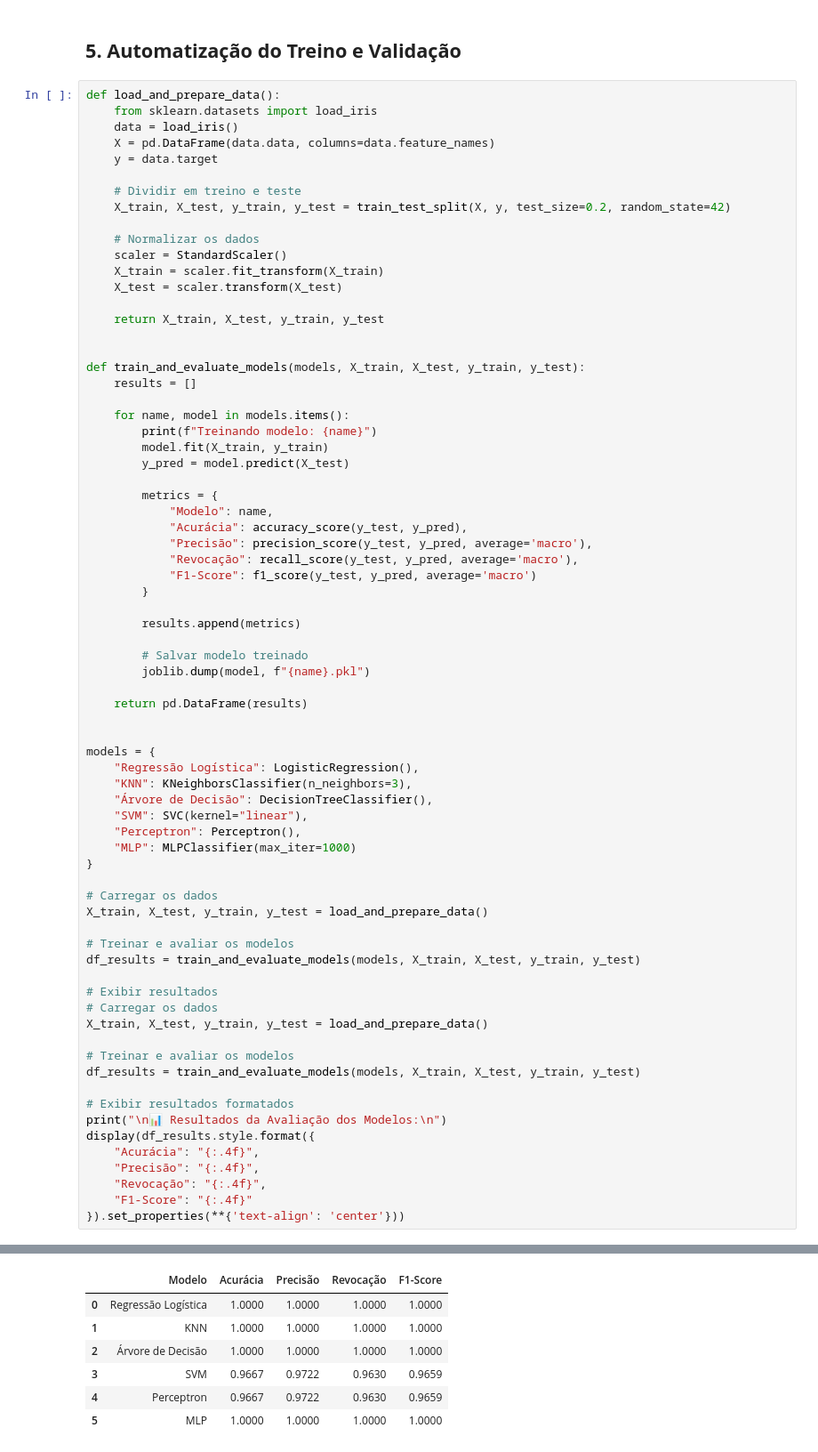
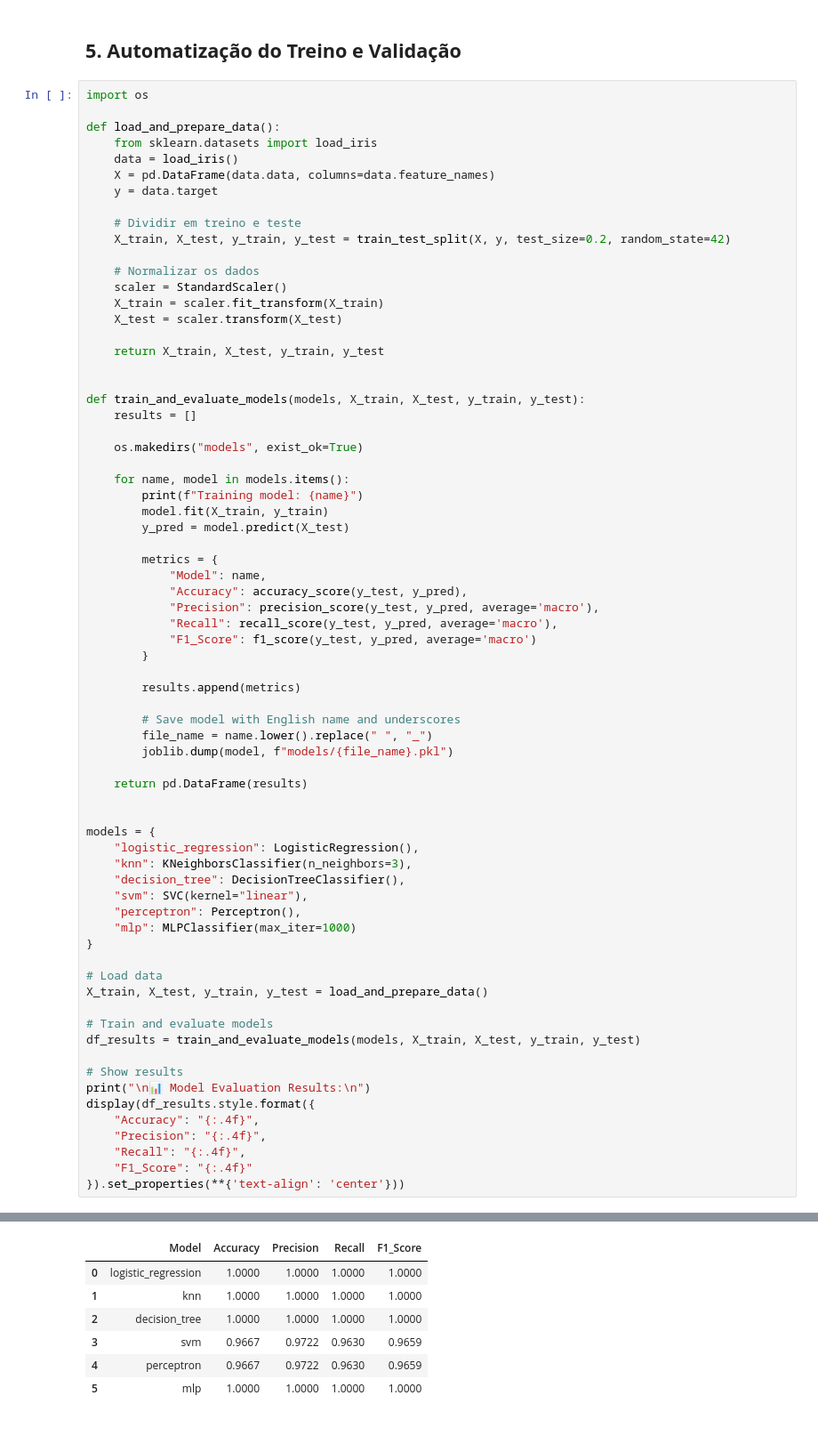
Before and after one commit to lis-r-barreto/ml-case-studies, a Jupyter notebook: notebooks/01_classificacao_multiclasse_iris_estudo_comparativo.ipynb, the cells around one changed output, grey strips where cells are left out. Shown at 89% size. Drawn from its saved outputs; the diff is of its cells as text.

```diff
--- a/notebooks/01_classificacao_multiclasse_iris_estudo_comparativo.ipynb
+++ b/notebooks/01_classificacao_multiclasse_iris_estudo_comparativo.ipynb
@@ -252,6 +253,8 @@ accuracy
 # %% [markdown]
 ## **5. Automatização do Treino e Validação**
 # %%
+import os
+
 def load_and_prepare_data():
     from sklearn.datasets import load_iris
     data = load_iris()
@@ -272,55 +275,51 @@ def load_and_prepare_data():
 def train_and_evaluate_models(models, X_train, X_test, y_train, y_test):
     results = []
 
+    os.makedirs("models", exist_ok=True)
+
     for name, model in models.items():
-        print(f"Treinando modelo: {name}")
+        print(f"Training model: {name}")
         model.fit(X_train, y_train)
         y_pred = model.predict(X_test)
 
         metrics = {
-            "Modelo": name,
-            "Acurácia": accuracy_score(y_test, y_pred),
-            "Precisão": precision_score(y_test, y_pred, average='macro'),
-            "Revocação": recall_score(y_test, y_pred, average='macro'),
-            "F1-Score": f1_score(y_test, y_pred, average='macro')
+            "Model": name,
+            "Accuracy": accuracy_score(y_test, y_pred),
+            "Precision": precision_score(y_test, y_pred, average='macro'),
+            "Recall": recall_score(y_test, y_pred, average='macro'),
+            "F1_Score": f1_score(y_test, y_pred, average='macro')
         }
 
         results.append(metrics)
 
-        # Salvar modelo treinado
-        joblib.dump(model, f"{name}.pkl")
+        # Save model with English name and underscores
+        file_name = name.lower().replace(" ", "_")
+        joblib.dump(model, f"models/{file_name}.pkl")
 
     return pd.DataFrame(results)
 
 
 models = {
-    "Regressão Logística": LogisticRegression(),
-    "KNN": KNeighborsClassifier(n_neighbors=3),
-    "Árvore de Decisão": DecisionTreeClassifier(),
-    "SVM": SVC(kernel="linear"),
-    "Perceptron": Perceptron(),
-    "MLP": MLPClassifier(max_iter=1000)
+    "logistic_regression": LogisticRegression(),
+    "knn": KNeighborsClassifier(n_neighbors=3),
+    "decision_tree": DecisionTreeClassifier(),
+    "svm": SVC(kernel="linear"),
+    "perceptron": Perceptron(),
+    "mlp": MLPClassifier(max_iter=1000)
 }
 
-# Carregar os dados
+# Load data
 X_train, X_test, y_train, y_test = load_and_prepare_data()
 
-# Treinar e avaliar os modelos
+# Train and evaluate models
 df_results = train_and_evaluate_models(models, X_train, X_test, y_train, y_test)
 
-# Exibir resultados
-# Carregar os dados
-X_train, X_test, y_train, y_test = load_and_prepare_data()
-
-# Treinar e avaliar os modelos
-df_results = train_and_evaluate_models(models, X_train, X_test, y_train, y_test)
-
-# Exibir resultados formatados
-print("\n📊 Resultados da Avaliação dos Modelos:\n")
+# Show results
+print("\n📊 Model Evaluation Results:\n")
 display(df_results.style.format({
-    "Acurácia": "{:.4f}",
-    "Precisão": "{:.4f}",
-    "Revocação": "{:.4f}",
-    "F1-Score": "{:.4f}"
+    "Accuracy": "{:.4f}",
+    "Precision": "{:.4f}",
+    "Recall": "{:.4f}",
+    "F1_Score": "{:.4f}"
 }).set_properties(**{'text-align': 'center'}))
 # %% [output]
@@ -341,7 +334,7 @@ Treinando modelo: MLP
-|  | Modelo | Acurácia | Precisão | Revocação | F1-Score |
-| 0 | Regressão Logística | 1.0000 | 1.0000 | 1.0000 | 1.0000 |
-| 1 | KNN | 1.0000 | 1.0000 | 1.0000 | 1.0000 |
-| 2 | Árvore de Decisão | 1.0000 | 1.0000 | 1.0000 | 1.0000 |
-| 3 | SVM | 0.9667 | 0.9722 | 0.9630 | 0.9659 |
-| 4 | Perceptron | 0.9667 | 0.9722 | 0.9630 | 0.9659 |
-| 5 | MLP | 1.0000 | 1.0000 | 1.0000 | 1.0000 |
+|  | Model | Accuracy | Precision | Recall | F1_Score |
+| 0 | logistic_regression | 1.0000 | 1.0000 | 1.0000 | 1.0000 |
+| 1 | knn | 1.0000 | 1.0000 | 1.0000 | 1.0000 |
+| 2 | decision_tree | 1.0000 | 1.0000 | 1.0000 | 1.0000 |
+| 3 | svm | 0.9667 | 0.9722 | 0.9630 | 0.9659 |
+| 4 | perceptron | 0.9667 | 0.9722 | 0.9630 | 0.9659 |
+| 5 | mlp | 1.0000 | 1.0000 | 1.0000 | 1.0000 |
```
Also changed, not shown: parts of 4 cells of this notebook, 10 other files.
